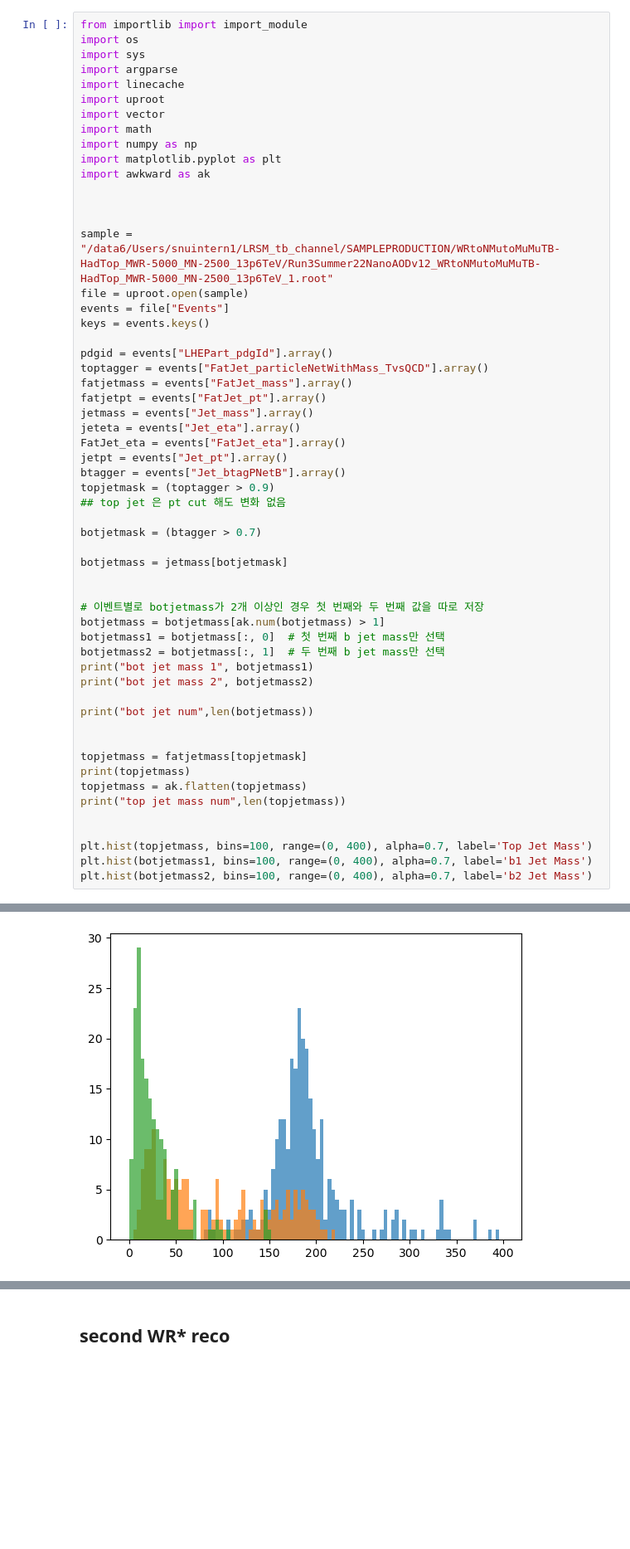
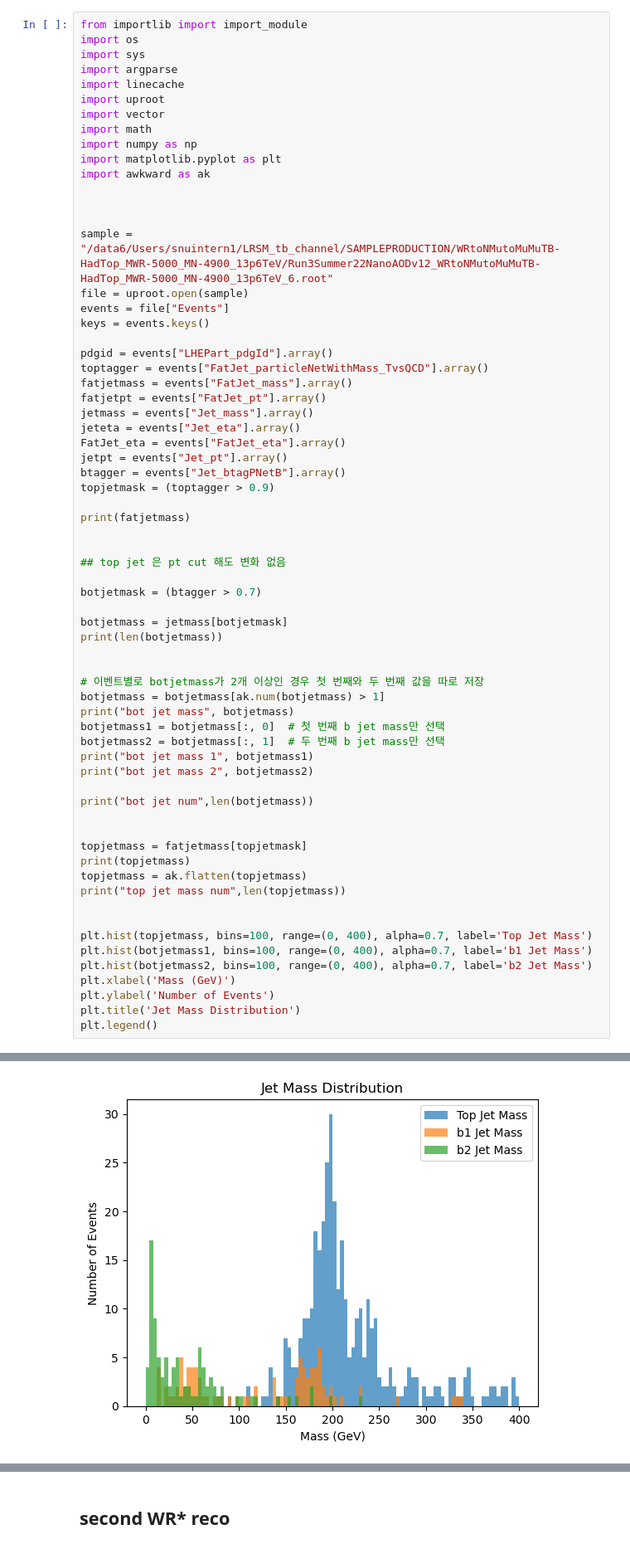
Before and after one commit to HEPchihwan/LRSM_tb_channel, a Jupyter notebook: SAMPLEPRODUCTION/using matrix/Detectorlevel_reco_nocut.ipynb, the cells around one changed output, grey strips where cells are left out. Shown at 83% size. Saved outputs shown, nothing was run; the diff lists cells and outputs as text; blank space fills up the shorter version.

```diff
--- a/SAMPLEPRODUCTION/using matrix/Detectorlevel_reco_nocut.ipynb
+++ b/SAMPLEPRODUCTION/using matrix/Detectorlevel_reco_nocut.ipynb
@@ -15,7 +15,7 @@ import awkward as ak
 
 
 
-sample = "/data6/Users/snuintern1/LRSM_tb_channel/SAMPLEPRODUCTION/WRtoNMutoMuMuTB-HadTop_MWR-5000_MN-2500_13p6TeV/Run3Summer22NanoAODv12_WRtoNMutoMuMuTB-HadTop_MWR-5000_MN-2500_13p6TeV_1.root"
+sample = "/data6/Users/snuintern1/LRSM_tb_channel/SAMPLEPRODUCTION/WRtoNMutoMuMuTB-HadTop_MWR-5000_MN-4900_13p6TeV/Run3Summer22NanoAODv12_WRtoNMutoMuMuTB-HadTop_MWR-5000_MN-4900_13p6TeV_6.root"
 file = uproot.open(sample)
 events = file["Events"]
 keys = events.keys()
@@ -30,15 +30,21 @@ FatJet_eta = events["FatJet_eta"].array()
 jetpt = events["Jet_pt"].array()
 btagger = events["Jet_btagPNetB"].array()
 topjetmask = (toptagger > 0.9)
+
+print(fatjetmass)
+
+
 ## top jet 은 pt cut 해도 변화 없음
 
 botjetmask = (btagger > 0.7)
 
 botjetmass = jetmass[botjetmask]
+print(len(botjetmass))
 
 
 # 이벤트별로 botjetmass가 2개 이상인 경우 첫 번째와 두 번째 값을 따로 저장
 botjetmass = botjetmass[ak.num(botjetmass) > 1]
+print("bot jet mass", botjetmass)
 botjetmass1 = botjetmass[:, 0]  # 첫 번째 b jet mass만 선택
 botjetmass2 = botjetmass[:, 1]  # 두 번째 b jet mass만 선택
 print("bot jet mass 1", botjetmass1)
@@ -56,4 +62,8 @@ print("top jet mass num",len(topjetmass))
 plt.hist(topjetmass, bins=100, range=(0, 400), alpha=0.7, label='Top Jet Mass')
 plt.hist(botjetmass1, bins=100, range=(0, 400), alpha=0.7, label='b1 Jet Mass')
 plt.hist(botjetmass2, bins=100, range=(0, 400), alpha=0.7, label='b2 Jet Mass')
+plt.xlabel('Mass (GeV)')
+plt.ylabel('Number of Events')
+plt.title('Jet Mass Distribution')
+plt.legend()
 # %% [output]
@@ -84 +79 @@ top jet mass num 295
-[figure, old version]
+[figure, new version]
```
Also changed, not shown: parts of 10 cells of this notebook, 3 other files.
